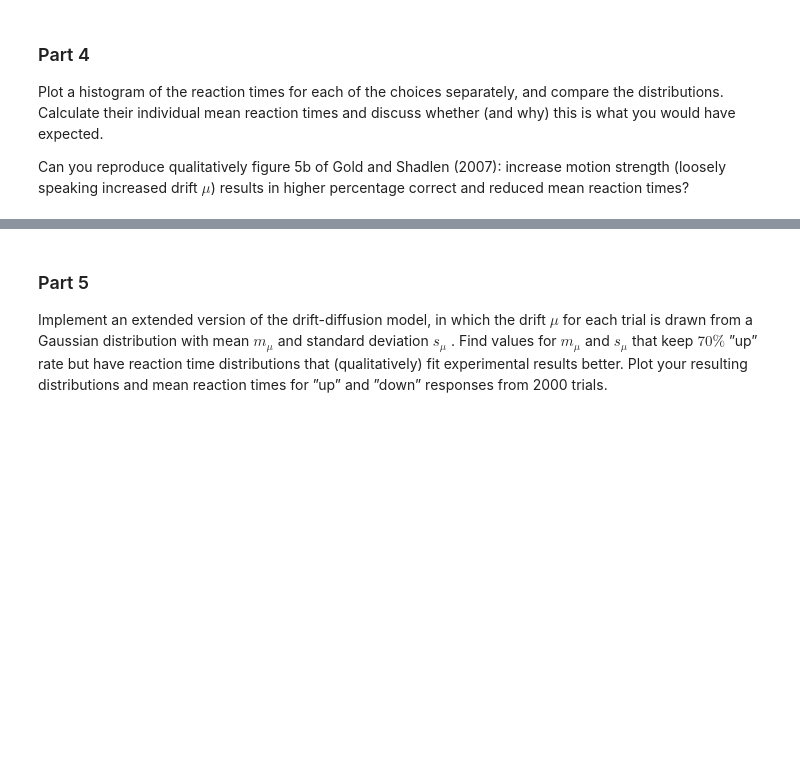
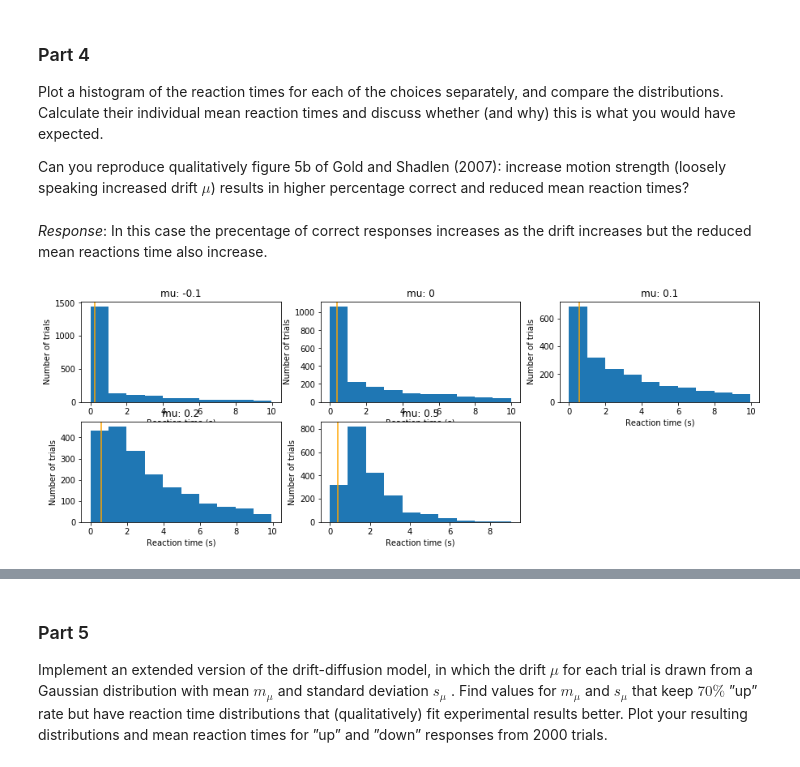
Before and after one commit to mackelab/msne-lsmlsda-2019, a Jupyter notebook: exercises/week1_decision_making/LSMLSDA_ProgrammingExerciseWeek1_DecisionMaking.ipynb, the cells around one changed output, grey strips where cells are left out. Cells and saved outputs as stored; diff of their text form; code cells hidden in the pictures; blank space fills up the shorter version.

```diff
--- a/exercises/week1_decision_making/LSMLSDA_ProgrammingExerciseWeek1_DecisionMaking.ipynb
+++ b/exercises/week1_decision_making/LSMLSDA_ProgrammingExerciseWeek1_DecisionMaking.ipynb
@@ -205,0 +214,41 @@ Can you reproduce qualitatively figure 5b of Gold and Shadlen (2007): increase m
+# %% [markdown]
+_Response_:
+In this case the precentage of correct responses increases as the drift increases but the reduced mean reactions time also increase.
+# %%
+a=1
+n_trials = 2000
+
+# Parameters of the model
+mus = [-0.1, 0, 0.1, 0.2, 0.5]
+sigma = 0.5
+x0 = 0
+n_seconds = 10
+n_samples = 1001
+t = np.linspace(0, n_seconds, n_samples)
+dt = (n_seconds - 0)/n_samples
+
+reaction_times = np.zeros((len(mus),n_trials))
+boundaries = np.zeros((len(mus),n_trials))
+ups = np.zeros((len(mus),n_trials))
+
+fig, axes = plt.subplots(figsize=(15,5))
+# For every different mu calculate the reaction times
+for id_mu, mu in enumerate(mus):
+    for i in range(n_trials):
+        sol = euler_maruyama(ffun, gfun, x0, t, mu = mu , sigma = sigma)
+        # Calculate the reaction times
+        reaction_times[id_mu,i], boundaries[id_mu, i] = calculate_reaction_time(sol,a)
+        # Calculate the percentage of correct responses
+        up = np.sum(sol>=a)
+        ups[id_mu,i] = (up/len(sol))*100
+
+    reaction_times = reaction_times*dt # In seconds
+    plt.subplot(2,3,id_mu+1)
+    plt.hist(reaction_times[id_mu,:])
+    plt.axvline(x=np.average(reaction_times),color='orange')
+    plt.xlabel('Reaction time (s)')
+    plt.ylabel('Number of trials')
+    plt.title('mu: '+ str(mu))
+plt.show()
+# %% [output]
+[figure, added]
```
Also changed, not shown: parts of 9 cells of this notebook.
